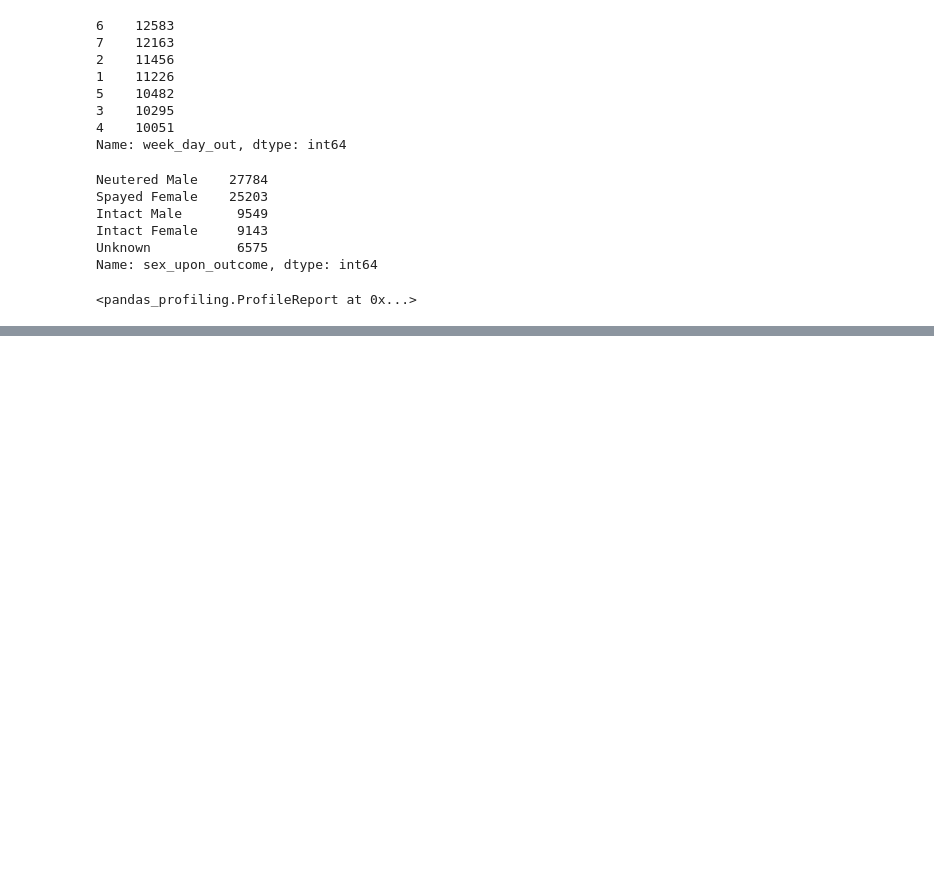
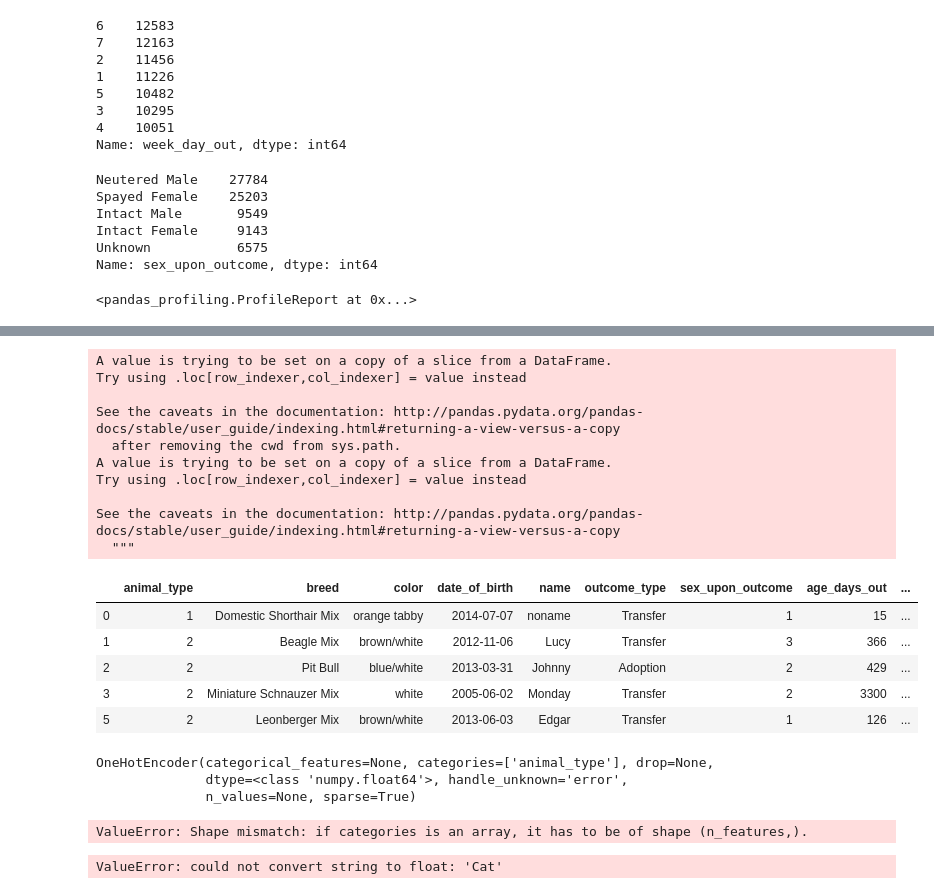
Before and after one commit to yurikaz/dz_fe_3, a Jupyter notebook: dz_fe_3.ipynb, the cells around one changed output, grey strips where cells are left out. Cells and saved outputs as stored; diff of their text form; code cells hidden in the pictures; blank space fills up the shorter version.

```diff
--- a/dz_fe_3.ipynb
+++ b/dz_fe_3.ipynb
@@ -226,0 +282,45 @@ ValueError: could not convert string to float: 'Other'
+# %%
+from sklearn.preprocessing import LabelEncoder, OneHotEncoder
+label_encoder = LabelEncoder()
+# Кодируем колонку animal_type в цифры
+df['animal_type']= label_encoder.fit_transform(df['animal_type'])
+df['sex_upon_outcome']= label_encoder.fit_transform(df['sex_upon_outcome'])
+
+df.head()
+# %% [output]
+A value is trying to be set on a copy of a slice from a DataFrame.
+Try using .loc[row_indexer,col_indexer] = value instead
+
+See the caveats in the documentation: http://pandas.pydata.org/pandas-docs/stable/user_guide/indexing.html#returning-a-view-versus-a-copy
+  after removing the cwd from sys.path.
+A value is trying to be set on a copy of a slice from a DataFrame.
+Try using .loc[row_indexer,col_indexer] = value instead
+
+See the caveats in the documentation: http://pandas.pydata.org/pandas-docs/stable/user_guide/indexing.html#returning-a-view-versus-a-copy
+  """
+|  | animal_type | breed | color | date_of_birth | name | outcome_type | sex_upon_outcome | age_days_out | ... |
+| 0 | 1 | Domestic Shorthair Mix | orange tabby | 2014-07-07 | noname | Transfer | 1 | 15 | ... |
+| 1 | 2 | Beagle Mix | brown/white | 2012-11-06 | Lucy | Transfer | 3 | 366 | ... |
+| 2 | 2 | Pit Bull | blue/white | 2013-03-31 | Johnny | Adoption | 2 | 429 | ... |
+| 3 | 2 | Miniature Schnauzer Mix | white | 2005-06-02 | Monday | Transfer | 2 | 3300 | ... |
+| 5 | 2 | Leonberger Mix | brown/white | 2013-06-03 | Edgar | Transfer | 1 | 126 | ... |
+# %%
+ohe = OneHotEncoder(categories = ['animal_type'])
+print(ohe)
+df = ohe.fit_transform(df).toarray()
+# %% [output]
+OneHotEncoder(categorical_features=None, categories=['animal_type'], drop=None,
+              dtype=<class 'numpy.float64'>, handle_unknown='error',
+              n_values=None, sparse=True)
+ValueError: Shape mismatch: if categories is an array, it has to be of shape (n_features,).
+# %%
+from sklearn.ensemble import RandomForestClassifier
+
+# создаем модель деревья решений
+# выбираем 100 деревьев в качестве параметра
+model=RandomForestClassifier(n_estimators=100)
+
+# обучаем модель
+model.fit(X_train, y_train)
+# %% [output]
+ValueError: could not convert string to float: 'Cat'
```
Also changed, not shown: parts of 8 cells of this notebook.
